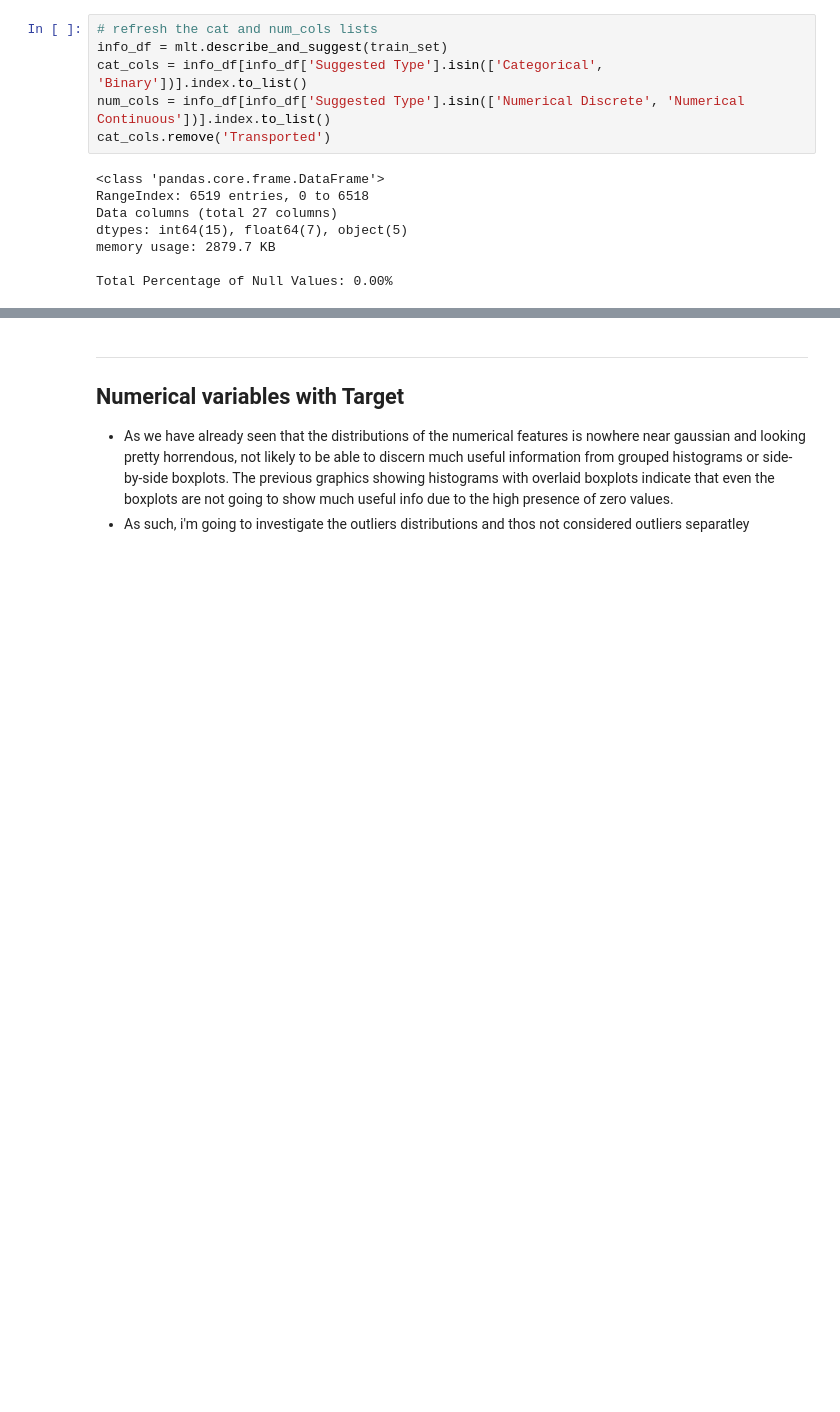
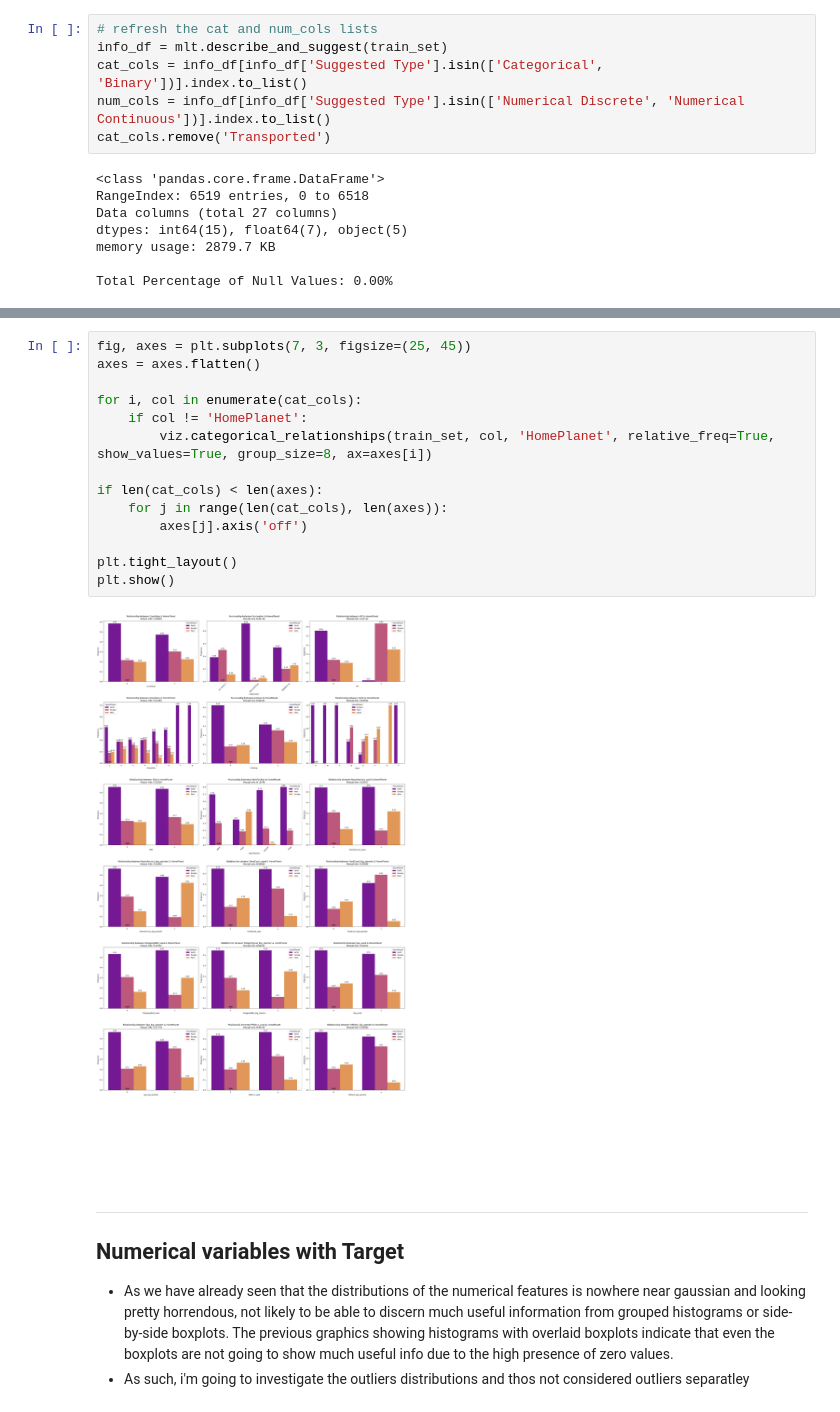
Before and after one commit to mailliwJ/spaceTitanic, a Jupyter notebook: notebooks/ep_I_clean_eda.ipynb, the cells around one changed output, grey strips where cells are left out. Drawn from its saved outputs; the diff is of its cells as text; blank space fills up the shorter version.

```diff
--- a/notebooks/ep_I_clean_eda.ipynb
+++ b/notebooks/ep_I_clean_eda.ipynb
@@ -690,3 +727,19 @@ plt.show()
+# %%
+fig, axes = plt.subplots(7, 3, figsize=(25, 45))
+axes = axes.flatten()
+
+for i, col in enumerate(cat_cols):
+    if col != 'HomePlanet':
+        viz.categorical_relationships(train_set, col, 'HomePlanet', relative_freq=True, show_values=True, group_size=8, ax=axes[i])
+
+if len(cat_cols) < len(axes):
+    for j in range(len(cat_cols), len(axes)):
+        axes[j].axis('off')
+
+plt.tight_layout()
+plt.show()
+# %% [output]
+[figure, added]
 # %% [markdown]
 ---
 ## Numerical variables with Target
```
Also changed, not shown: parts of 15 cells of this notebook.
